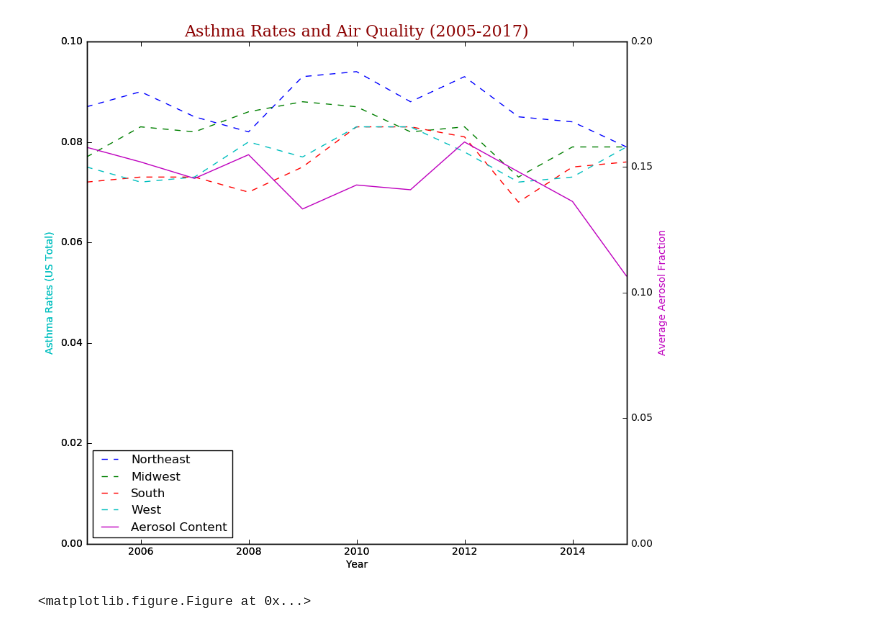
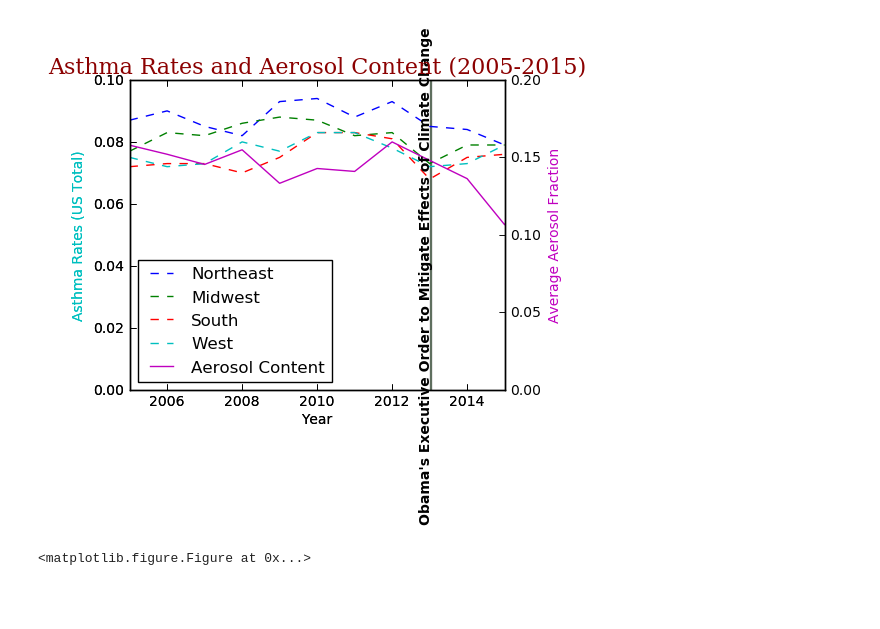
Before and after one commit to SummerAppSpace/PlanetHome, a Jupyter notebook: Data Plot.ipynb, the cells around one changed output. Saved outputs shown, nothing was run; the diff lists cells and outputs as text; code cells hidden in the pictures; blank space fills up the shorter version.

```diff
--- a/Data Plot.ipynb
+++ b/Data Plot.ipynb
@@ -1,51 +1,39 @@
 # %%
 from mpl_toolkits.axes_grid1 import host_subplot
 import mpl_toolkits.axisartist as AA
 import matplotlib.pyplot as plt
-
+'''This code creates a double axis graph comparing the asthma rates and aerosol content over time'''
 host = host_subplot(111, axes_class=AA.Axes)
 plt.subplots_adjust(right=0.75)
-
 font = {'family': 'serif',
         'color':  'darkred',
         'weight': 'normal',
         'size': 16,
-        }
-
+        } #adjusts title style
 par1 = host.twinx()
-# par2 = host.twinx()
-
-# offset = 60
-# new_fixed_axis = par2.get_grid_helper().new_fixed_axis
-# par2.axis["right"] = new_fixed_axis(loc="right", axes=par2,
-#                                         offset=(offset, 0))
-
-# par2.axis["right"].toggle(all=True)
-
 host.set_xlim(2005, 2015)
-host.set_ylim(0, .1)
-
+host.set_ylim(0, .1) #range for y-axis one
 host.set_xlabel("Year")
-host.set_ylabel("Asthma Rates (US Total)")
-par1.set_ylabel("Average Aerosol Fraction")
-
+host.set_ylabel("Asthma Rates (US Total)") #axis one
+par1.set_ylabel("Average Aerosol Fraction") #axis two
+#data points
 p1, = host.plot([2005, 2006, 2007, 2008, 2009, 2010, 2011, 2012, 2013, 2014,2015], [.087, .09, .085, .082, .093, .094, .088, .093, .085, .084, .079], label="Northeast",linestyle='dashed')
 p1, = host.plot([2005, 2006, 2007, 2008, 2009, 2010, 2011, 2012, 2013, 2014,2015], [.077, .083, .082, .086, .088, .087, .082, .083, .073, .079, .079], label="Midwest",linestyle='dashed')
 p1, = host.plot([2005, 2006, 2007, 2008, 2009, 2010, 2011, 2012, 2013, 2014,2015], [.072, .073, .073, .07, .075, .083, .083, .081, .068, .075, .076], label="South",linestyle='dashed')
 p1, = host.plot([2005, 2006, 2007, 2008, 2009, 2010, 2011, 2012, 2013, 2014,2015], [.075, .072, .073, .08, .077, .083, .083, .078, .072, .073, .079], label="West",linestyle='dashed')
 p2, = par1.plot([2005, 2006, 2007, 2008, 2009, 2010, 2011, 2012, 2013, 2014,2015,2016,2017], [0.1578671115164649, 0.15201806422778805, 0.14545704938820161,0.1549062099680654,0.133278246792898,0.14283394266322635,0.1409409924411912,0.15997702995200716,0.1480814553240362, 0.1362885183539518,0.10655997547089897,0.14073311870369937,0.12912207125392036], label="Aerosol Content",)
-
-par1.set_ylim(0, .2)
+par1.set_ylim(0, .2) #range from y-axis two
 host.legend(loc=3)
-
 host.axis["left"].label.set_color(p1.get_color())
 par1.axis["right"].label.set_color(p2.get_color())
-plt.title("Asthma Rates and Air Quality (2005-2017)",fontdict=font)
+plt.axvspan(2013, 2013.03, facecolor='g', alpha=0.5, )
+plt.text(2012.9,.037,"Obama's Executive Order to Mitigate Effects of Climate Change",fontweight="bold",rotation=90,verticalalignment="center",horizontalalignment="center")
+plt.title("Asthma Rates and Aerosol Content (2005-2015)",fontdict=font)
 plt.figure(figsize=(11,9))
 plt.draw()
 plt.show()
 # %% [output]
-[figure, old version]
+[figure, new version]
 <matplotlib.figure.Figure at 0x...>
 # %%
 from mpl_toolkits.axes_grid1 import host_subplot
```
Also changed, not shown: parts of 2 cells of this notebook.
